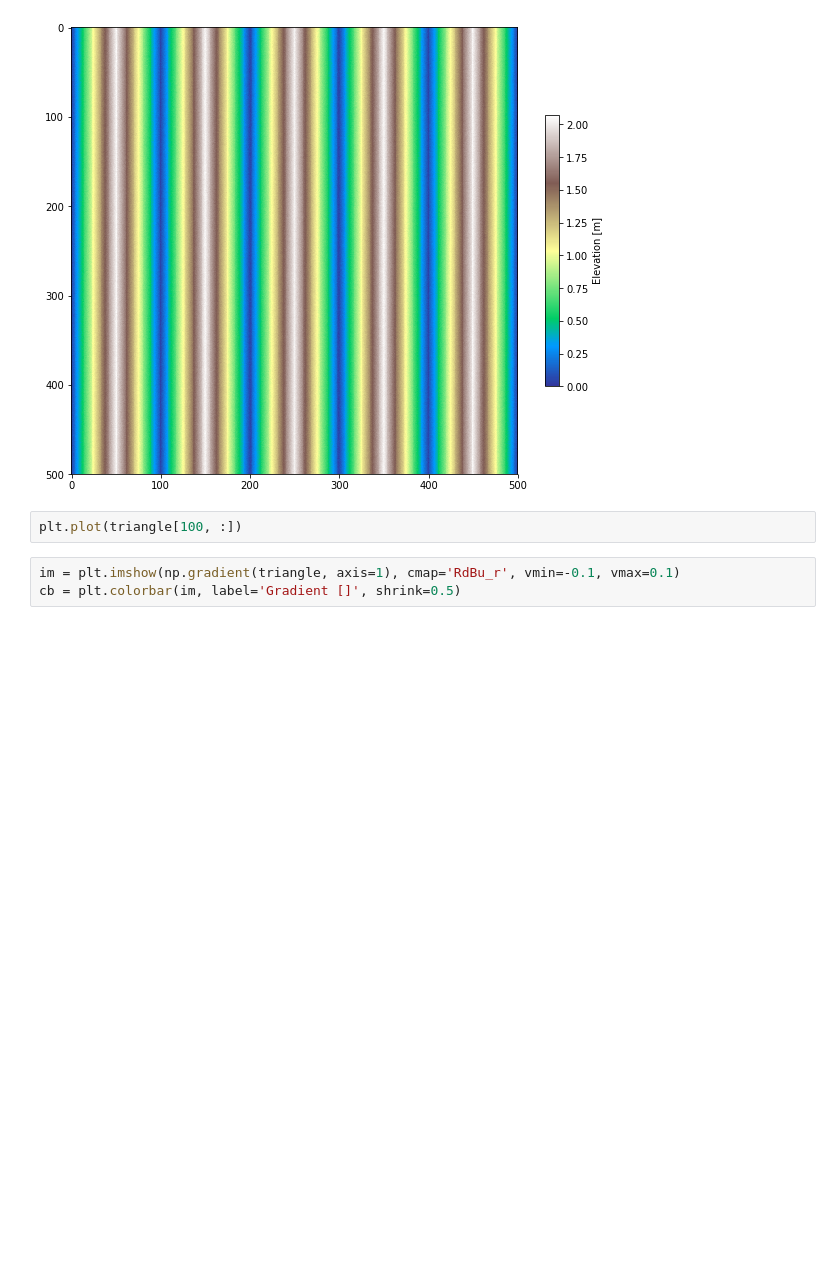
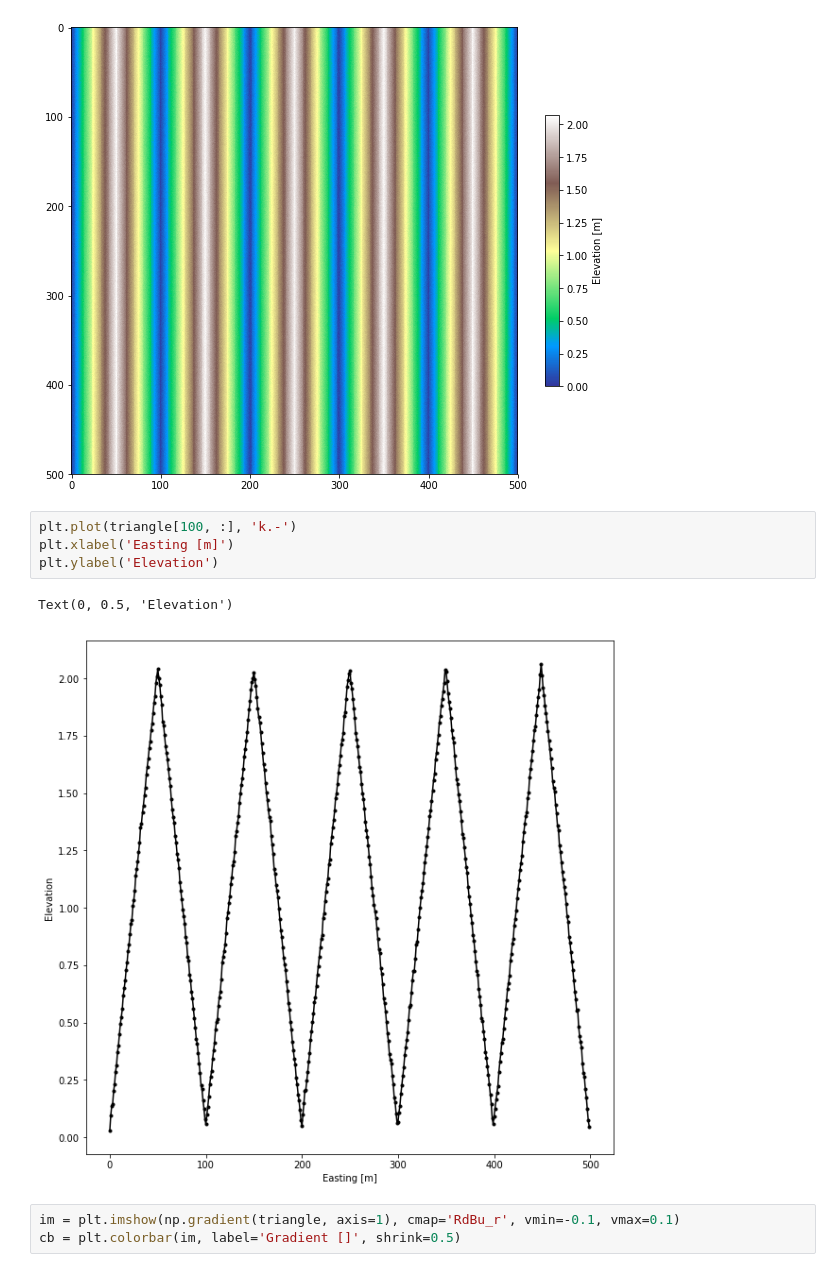
Before and after one commit to stgl/example-notebooks, a Jupyter notebook: multiscale-curvature-synthetics.ipynb, the cells around one changed output. Saved outputs shown, nothing was run; the diff lists cells and outputs as text; blank space fills up the shorter version.

Commit message:
Add profile plots

```diff
--- a/multiscale-curvature-synthetics.ipynb
+++ b/multiscale-curvature-synthetics.ipynb
@@ -63,7 +63,12 @@ cb = plt.colorbar(im, label='Elevation [m]', shrink=0.5)
 # %% [output]
 [figure]
 # %%
-plt.plot(triangle[100, :])
+plt.plot(triangle[100, :], 'k.-')
+plt.xlabel('Easting [m]')
+plt.ylabel('Elevation')
+# %% [output]
+Text(0, 0.5, 'Elevation')
+[figure, added]
 # %%
 im = plt.imshow(np.gradient(triangle, axis=1), cmap='RdBu_r', vmin=-0.1, vmax=0.1)
 cb = plt.colorbar(im, label='Gradient []', shrink=0.5)
```
Also changed, not shown: parts of 1 cell of this notebook.
